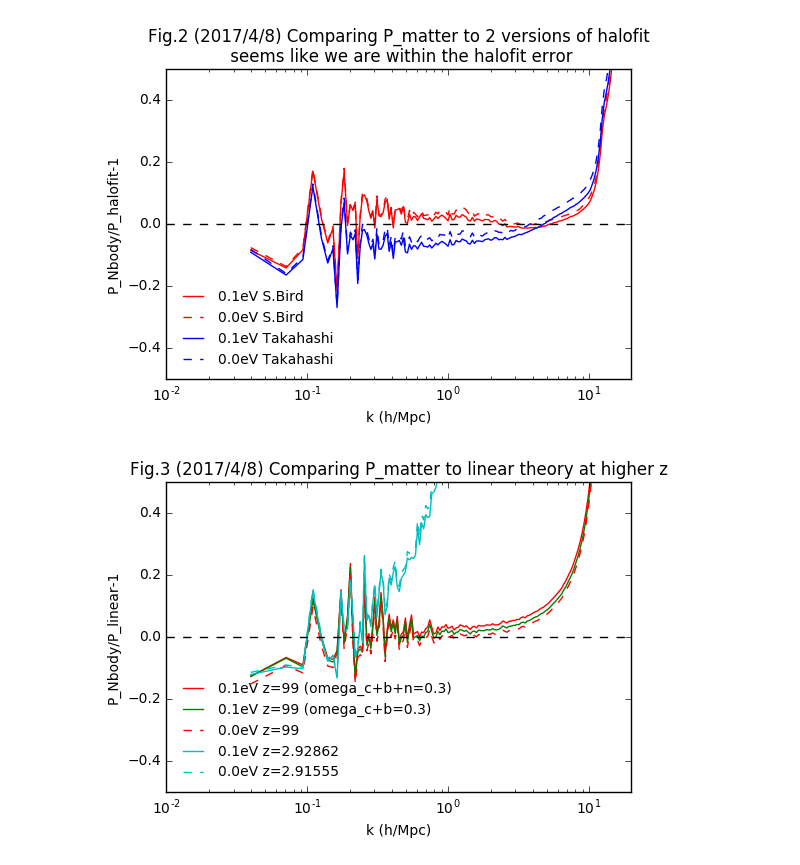
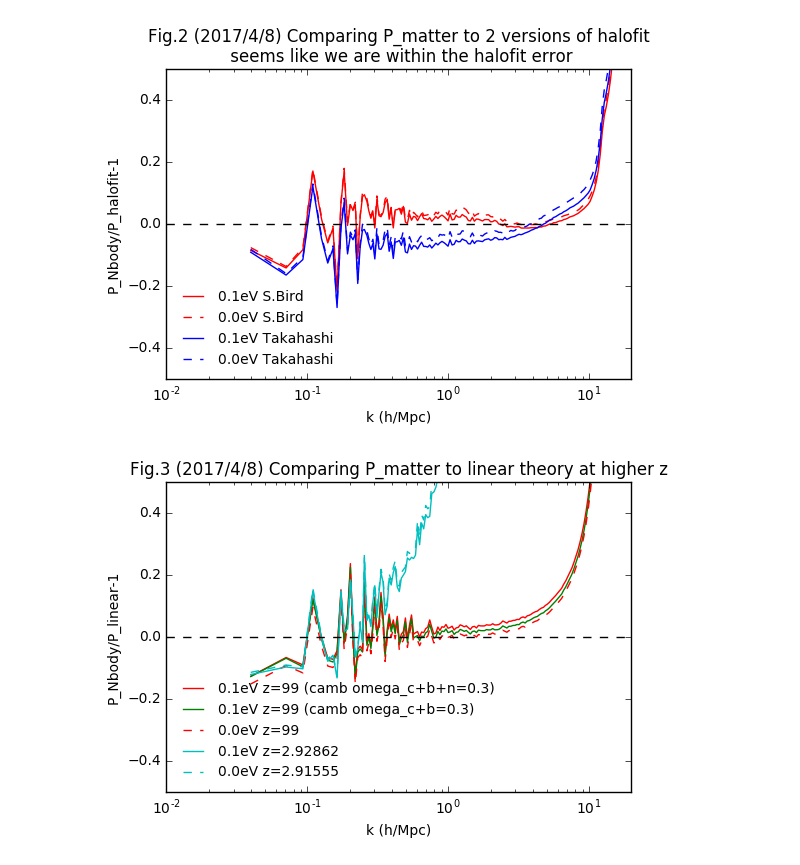
Before and after one commit to liuxx479/neutrino-batch, a Jupyter notebook: plot-matterps.ipynb, the cells around one changed output. Cells and saved outputs as stored; diff of their text form; code cells hidden in the pictures.

```diff
--- a/plot-matterps.ipynb
+++ b/plot-matterps.ipynb
@@ -166,31 +166,31 @@ Pgadget0_z99_bined = average(Pgadget0_z99 [:-(len(Pgadget0_z99)%binsize)].reshap
 # %%
 f=figure(figsize=(6,4))
 ax=f.add_subplot(111)
 
 P0_z99_out = interp1d(kcamb0_z99, Pcamb0_z99)(kgadget_bined)
 P0_z3_out = interp1d(kcamb0_z3, Pcamb0_z3)(kgadget_bined)
 
 P_z99_out = interp1d(kcamb_z99, Pcamb_z99)(kgadget_bined)
 P_z99hold_out = interp1d(kcambhold, Pcambhold)(kgadget_bined)
 P_z3_out = interp1d(kcamb_z3, Pcamb_z3)(kgadget_bined)
 
 
-ax.plot(kgadget_bined, Pgadget_z99_bined/P_z99_out-1,'r-',label='0.1eV z=99 (omega_c+b+n=0.3)')
-ax.plot(kgadget_bined, Pgadget_z99_bined/P_z99hold_out-1,'g-',label='0.1eV z=99 (omega_c+b=0.3)')
+ax.plot(kgadget_bined, Pgadget_z99_bined/P_z99_out-1,'r-',label='0.1eV z=99 (camb omega_c+b+n=0.3)')
+ax.plot(kgadget_bined, Pgadget_z99_bined/P_z99hold_out-1,'g-',label='0.1eV z=99 (camb omega_c+b=0.3)')
 ax.plot(kgadget_bined, Pgadget0_z99_bined/P0_z99_out-1,'r--',label='0.0eV z=99 ')
 
 ax.plot(kgadget_bined, Pgadget_z3_bined/P_z3_out-1,'c-',label='0.1eV z=2.92862')
 ax.plot(kgadget_bined, Pgadget0_z3_bined/P0_z3_out-1,'c--',label='0.0eV z=2.91555')
 
 #ax.plot((0.2,0.2), (-0.5,0.5),'k--')
 ax.legend(fontsize=10,frameon=0,loc=3)
 ax.plot([1e-2, 20],[0,0],'k--')
 ax.set_xlabel('k (h/Mpc)')
 ax.set_xscale('log')
 ax.set_ylabel('P_Nbody/P_linear-1')
 ax.set_xlim(1e-2,20)
 ax.set_ylim(-0.5,0.5)
 ax.set_title("Fig.3 (2017/4/8) Comparing P_matter to linear theory at higher z")
 show()
 # %% [output]
-[figure, old version]
+[figure, new version]
```
